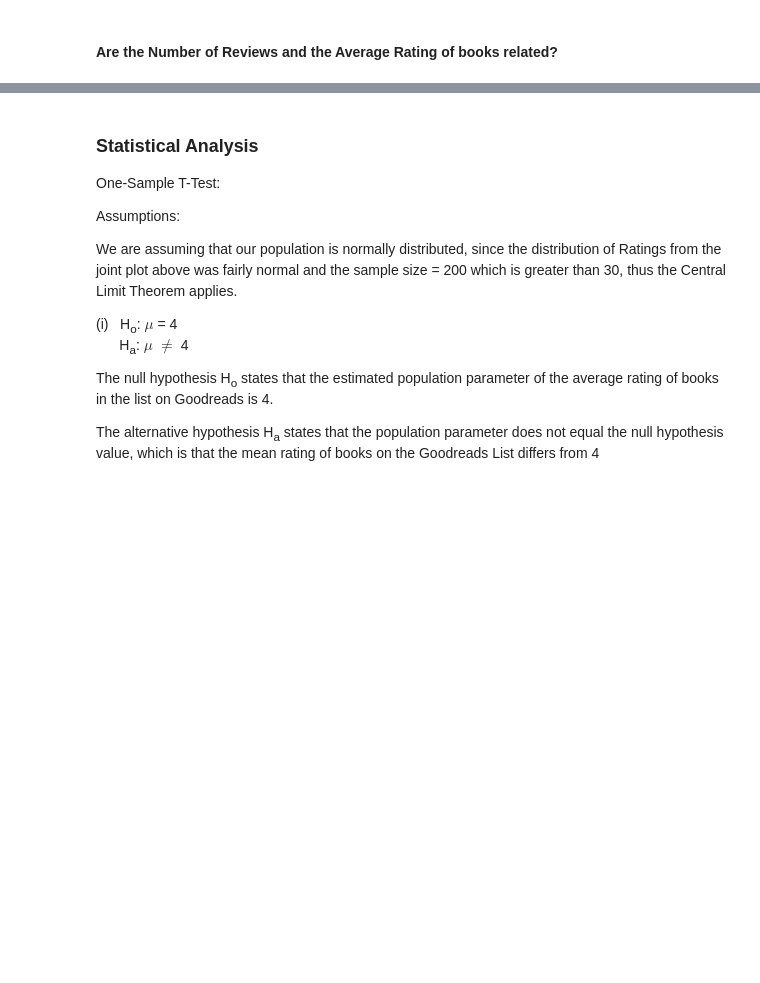
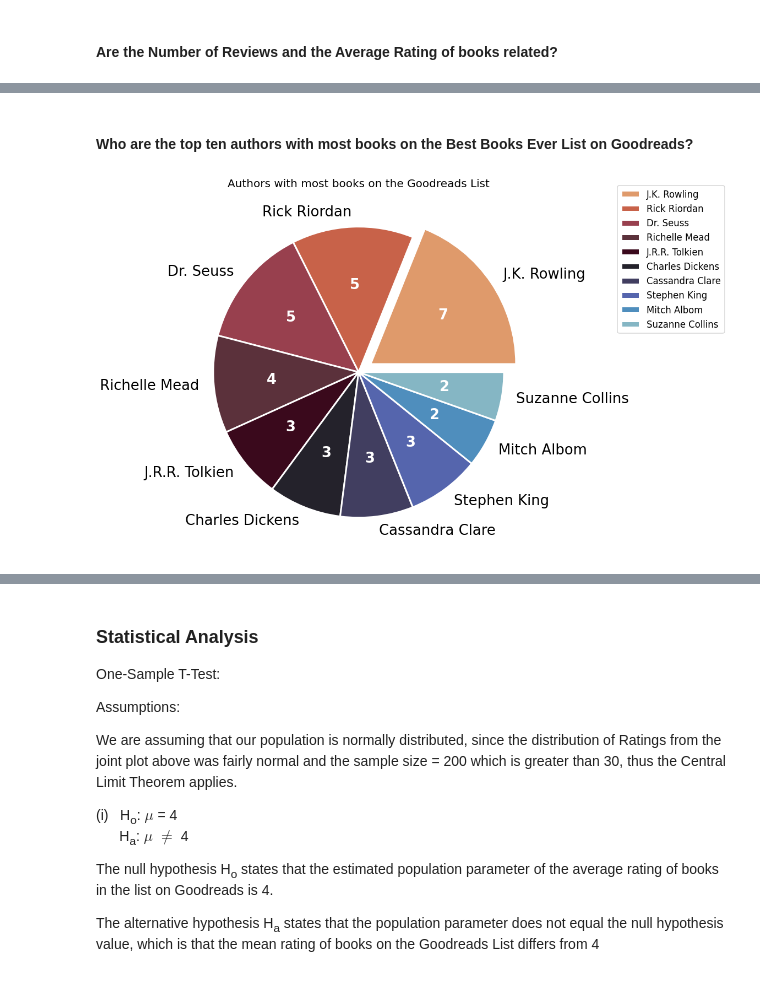
Before and after one commit to padmapraba/Goodreads-Webscraping-DataViz, a Jupyter notebook: Goodreads_Webscrape_Project.ipynb, the cells around one changed output, grey strips where cells are left out. Cells and saved outputs as stored; diff of their text form; code cells hidden in the pictures; blank space fills up the shorter version.

```diff
--- a/Goodreads_Webscrape_Project.ipynb
+++ b/Goodreads_Webscrape_Project.ipynb
@@ -194,0 +193,35 @@ Above we have a jointplot, this plot depicts how the avergage rating of a book v
+# %% [markdown]
+#### Who are the top ten authors with most books on the Best Books Ever List on Goodreads?
+# %%
+# Who are the authors with most books on the goodreads list
+# matplotlib
+most_books = book_df.groupby('Author')['Title'].count().reset_index().sort_values('Title', ascending=False).head(10)
+fig, ax = plt.subplots(figsize=(17,10))
+
+col = ['#DF9A6B', '#C86249','#98404E','#5B313B',
+       '#3A091C','#24222B','#413E60', '#5565AD','#4F8EBD','#85B6C4']
+ex = [0.1, 0, 0, 0, 0, 0, 0, 0, 0,0]
+
+# change percent to number
+def form(values):
+    def text_change(pct):
+        total = sum(values)
+        val = int(round(pct*total/100.0))
+        return '{v:d}'.format(v=val)
+    return text_change
+
+patches, texts, pcts = ax.pie(
+    most_books['Title'],
+    labels=most_books['Author'],
+    colors=col,
+    explode = ex,
+    wedgeprops={'linewidth': 3.0, 'edgecolor': 'white'},
+    autopct=form(most_books['Title']),
+    textprops={'size': 'x-large'})
+
+plt.setp(pcts, color='white', fontweight='bold') # change text color to white
+ax.set_title('Authors with most books on the Goodreads List', fontsize=20)
+plt.legend(bbox_to_anchor=(1.2, 1.025), loc = "upper left")
+plt.tight_layout()
+# %% [output]
+[figure, added]
```
Also changed, not shown: parts of 16 cells of this notebook.
